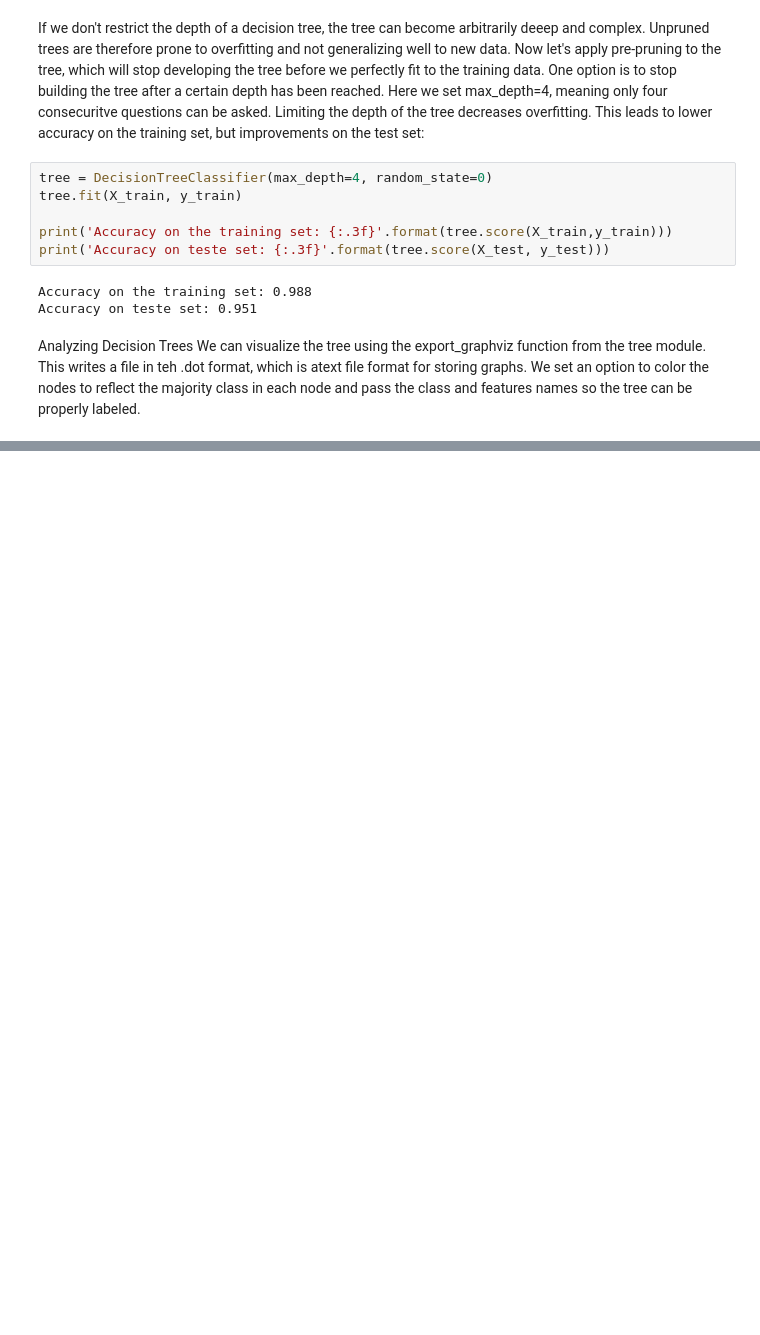
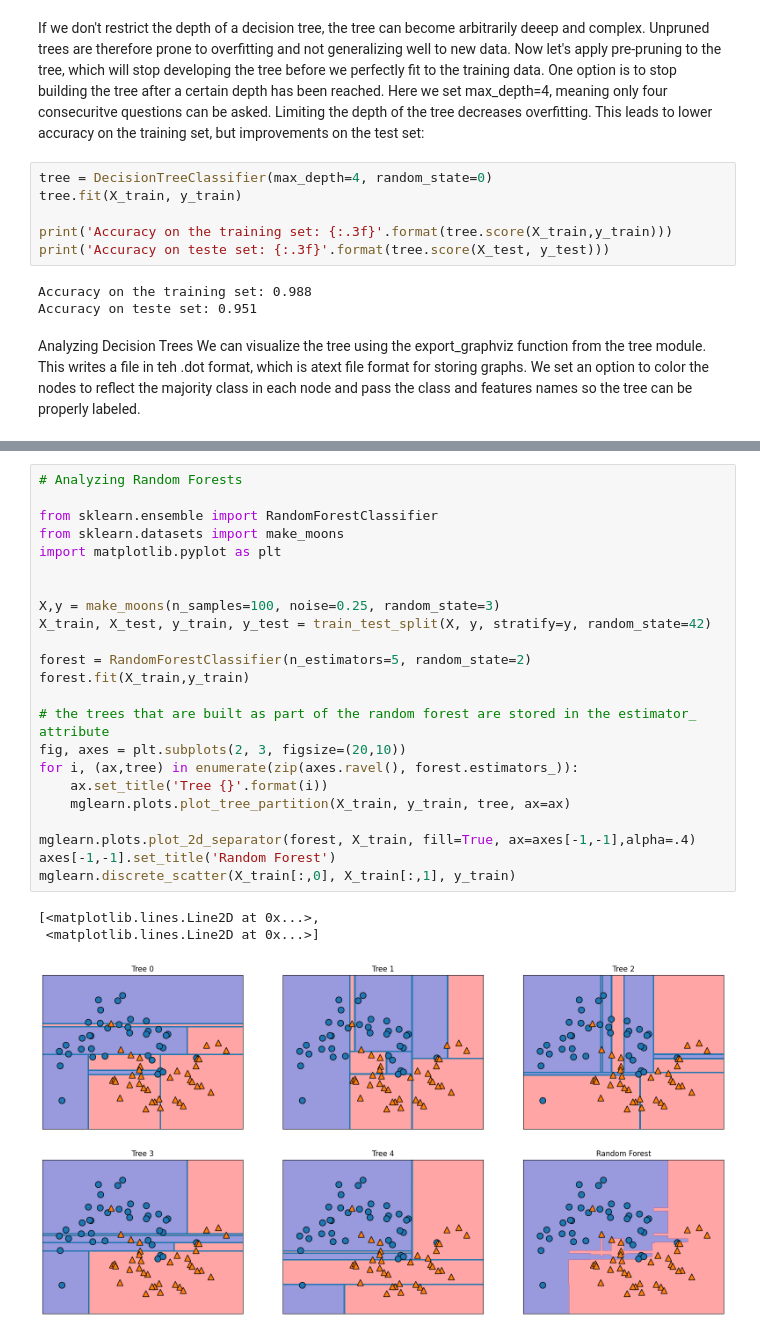
Before and after one commit to ashleymrivera97/ml_practice, a Jupyter notebook: supervised_learning/decision_trees.ipynb, the cells around one changed output, grey strips where cells are left out. Cells and saved outputs as stored; diff of their text form; blank space fills up the shorter version.

```diff
--- a/supervised_learning/decision_trees.ipynb
+++ b/supervised_learning/decision_trees.ipynb
@@ -52,0 +66,27 @@ graphviz.Source(dot_graph)
+# %%
+# Analyzing Random Forests
+
+from sklearn.ensemble import RandomForestClassifier
+from sklearn.datasets import make_moons
+import matplotlib.pyplot as plt
+
+
+X,y = make_moons(n_samples=100, noise=0.25, random_state=3)
+X_train, X_test, y_train, y_test = train_test_split(X, y, stratify=y, random_state=42)
+
+forest = RandomForestClassifier(n_estimators=5, random_state=2)
+forest.fit(X_train,y_train)
+
+# the trees that are built as part of the random forest are stored in the estimator_ attribute
+fig, axes = plt.subplots(2, 3, figsize=(20,10))
+for i, (ax,tree) in enumerate(zip(axes.ravel(), forest.estimators_)):
+    ax.set_title('Tree {}'.format(i))
+    mglearn.plots.plot_tree_partition(X_train, y_train, tree, ax=ax)
+
+mglearn.plots.plot_2d_separator(forest, X_train, fill=True, ax=axes[-1,-1],alpha=.4)
+axes[-1,-1].set_title('Random Forest')
+mglearn.discrete_scatter(X_train[:,0], X_train[:,1], y_train)
+# %% [output]
+[<matplotlib.lines.Line2D at 0x...>,
+ <matplotlib.lines.Line2D at 0x...>]
+[figure, added]
```
Also changed, not shown: parts of 6 cells of this notebook, 2 other files.
